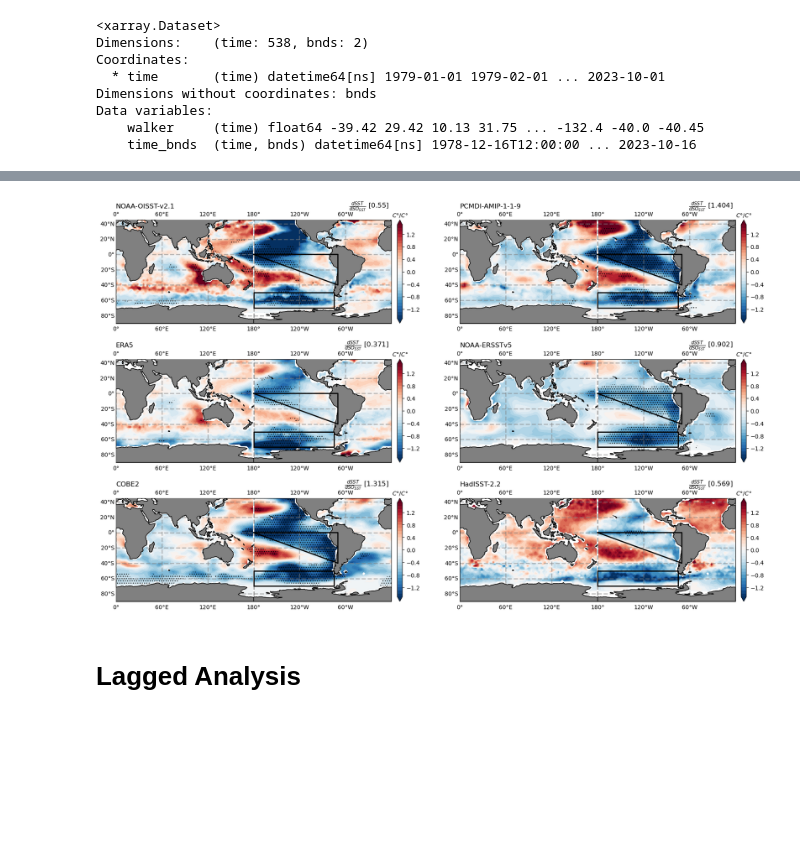
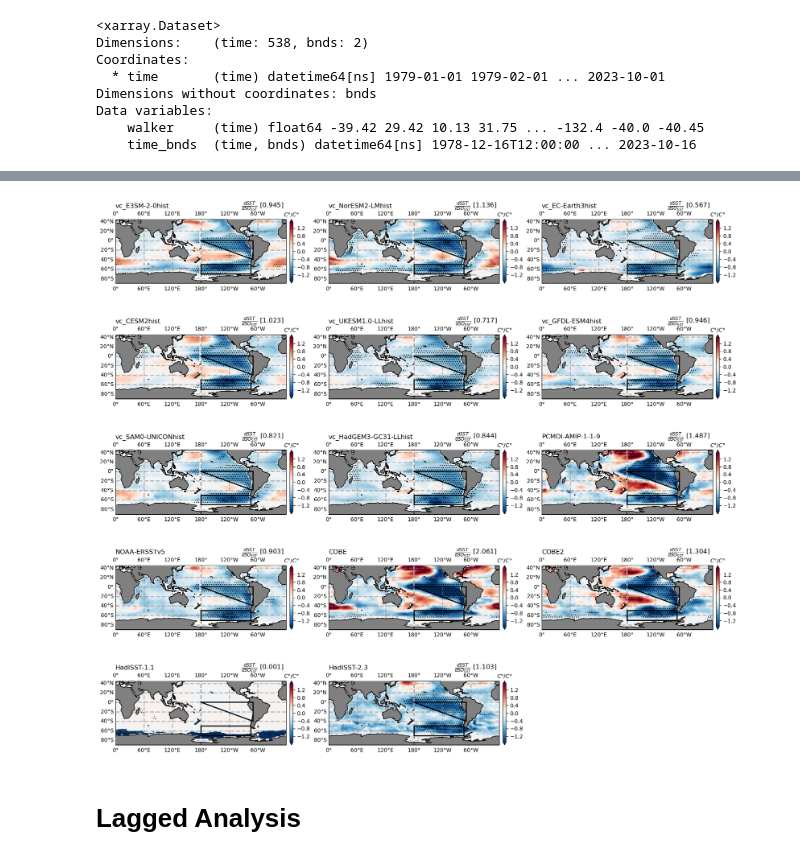
Before and after one commit to zacespinosa/SO-EP-teleconnection, a Jupyter notebook: SO-EPT-Obs.ipynb, the cells around one changed output, grey strips where cells are left out. Saved outputs shown, nothing was run; the diff lists cells and outputs as text; code cells hidden in the pictures; blank space fills up the shorter version.

```diff
--- a/SO-EPT-Obs.ipynb
+++ b/SO-EPT-Obs.ipynb
@@ -432,7 +465,11 @@ def process_obs_data(save_path: str):
         window = 12*5
 
         # Calculate dMSL/dSO_sst Regression Coeff Maps
-        obs_sst["time"] = obs_sst.indexes["time"].to_datetimeindex().values.astype('datetime64[M]')
+        if not np.issubdtype(obs_sst.time.dtype, np.datetime64):
+            obs_sst["time"] = obs_sst.indexes["time"].to_datetimeindex().values.astype('datetime64[M]')
+        else:
+            obs_sst["time"] = obs_sst.time.values.astype('datetime64[M]')
+
         msl = era5_msl.expand_dims("model")
         msl["model"] = [sst_product]
         shared_time = np.intersect1d(msl.time.values, obs_sst.time.values)
@@ -462,7 +499,6 @@ def process_obs_data(save_path: str):
         )
         obs_sst_reg.append(xr.merge([reg_so_sst.rename("reg_sst"), p_so_sst.rename("p_sst")]))
 
-        # obs_sst = obs_sst[['Raw_SO_Mean', 'Raw_EPT_Mean']]
         obs_sst_so_ept_reg.append(
             calculate_coupling_depending_on_time(obs_sst["Raw_SO_Mean"], obs_sst["Raw_EPT_Mean"], models=obs_sst.model)
         )
@@ -495,7 +531,7 @@ def process_obs_data(save_path: str):
     obs_walker_so_reg = xr.concat(obs_walker_so_reg, dim="model")
     obs_we_so_reg = xr.concat(obs_we_so_reg, dim="model")
     obs_regs = xr.merge([obs_psl_reg, obs_pr_reg, obs_sst_reg, obs_walker_so_reg, obs_we_so_reg])
-    obs_regs.to_netcdf(os.path.join(save_path, "obs_so_regression_coeffs.nc"))
+    # obs_regs.to_netcdf(os.path.join(save_path, "obs_so_regression_coeffs.nc"))
 
     obs_sst_so_ept_reg = xr.concat(obs_sst_so_ept_reg, dim="model")
     # obs_sst_so_ept_reg.to_netcdf(os.path.join(save_path, "obs_so_ept_coupling.nc"))
@@ -505,4 +541,10 @@ def process_obs_data(save_path: str):
 
     return obs_regs, obs_sst_so_ept_reg, obs_sst_timeseries
 
+# SST_PRODUCTS = ["NOAA-OISST-v2.1", "PCMDI-AMIP-1-1-9", "ERA5", "NOAA-ERSSTv5", "COBE2", "HadISST-2.2"]
+# SST_PRODUCTS = ["NOAA-OISST-v2.1", "PCMDI-AMIP-1-1-9", "ERA5", "NOAA-ERSSTv5", "COBE", "COBE2", "HadISST-1.1", "HadSST4", "HadISST-2.3", "HadISST-2.2"]
+# SST_PRODUCTS = ["PCMDI-AMIP-1-1-9", "NOAA-ERSSTv5", "COBE", "COBE2", "HadISST-1.1", "HadISST-2.3", 'vc_E3SM-2-0hist', 'vc_NorESM2-LMhist', 'vc_EC-Earth3hist', 'vc_CESM2hist', 'vc_UKESM1.0-LLhist', 'vc_GFDL-ESM4hist', 'vc_SAM0-UNICONhist', 'vc_HadGEM3-GC31-LLhist']
+# SST_PRODUCTS = ['vc_E3SM-2-0hist', 'vc_NorESM2-LMhist', 'vc_EC-Earth3hist', 'vc_CESM2hist', 'vc_UKESM1.0-LLhist', 'vc_GFDL-ESM4hist', 'vc_SAM0-UNICONhist', 'vc_HadGEM3-GC31-LLhist', "PCMDI-AMIP-1-1-9", "NOAA-ERSSTv5", "COBE", "COBE2", "HadISST-1.1", "HadISST-2.3"]
+SST_PRODUCTS = ["HadSST4", "COBE", "COBE2"]
+
 obs_regs, obs_sst_so_ept_reg, obs_sst_timeseries = process_obs_data("/home/espinosa10/SO-EP-teleconnection/Data")
@@ -652,53 +597,33 @@ plt.savefig("/home/espinosa10/SO-EP-teleconnection/Figures/sst_response_so_RdBu_
 # %%
-fig, axes = plt.subplots(3, 2, figsize=(20, 20), subplot_kw={'projection': ccrs.PlateCarree(central_longitude=180)})
+fig, axes = plt.subplots(5, 3, figsize=(20, 25), subplot_kw={'projection': ccrs.PlateCarree(central_longitude=180)})
 # cbar_ax = fig.add_axes([0.85, 0.15, 0.03, 0.7])
 fig.subplots_adjust(hspace=-.60)
 axis_fontsize = 12
 title_fontsize = 16
 
 for i, (ax, cmodel) in enumerate(zip(axes.flat, obs_regs["reg_sst"].model)):
     # Plot spatial map
-    # if i == 0:
-    #     pass
-        # continue
-        # # Plot the average map
-        # img = _global_plot(
-        #     ax,
-        #     data=-obs_sst_maps_reg.mean("model"),
-        #     lat=obs_sst_maps_reg.latitude,
-        #     lon=obs_sst_maps_reg.longitude,
-        #     levels=np.arange(-2, 2.1, .1),
-        #     cmap="RdYlBu_r",
-        #     cbar_label=r"$Wm^{-2}/C\degree$",
-        #     contours=-obs_psl_reg.mean("model").reg.values,
-        # )
-
-        # cbar = plt.colorbar(img, ax=ax, orientation="vertical", fraction=.018, pad=0.02)
-        # cbar.ax.set_title(r"$C\degree/C\degree$", fontsize=10)
-        # ax.set_title(r"$\frac{dSST}{dSO_{SST}}$  " + f"[{np.around(avg_reg, 3)}]", loc="right", fontsize=title_fontsize*.75)
-        # ax.set_title("Obs Avg", loc="left", fontsize=title_fontsize*.75)
-
     ax = axes.flat[i]
     img = _global_plot(
         ax,
         data=-obs_regs["reg_sst"].sel(model=cmodel),
         lat=obs_regs["reg_sst"].latitude,
         lon=obs_regs["reg_sst"].longitude,
         levels=np.arange(-1.5, 1.6, .1),
         cmap="RdBu_r",
         pvalues=obs_regs["p_sst"].sel(model=cmodel),
         cbar_label=r"$Wm^{-2}/C\degree$",
         # contours=-obs_regs["reg_psl"].sel(model=cmodel).values,
     )
     ax.set_title(r"$\frac{dSST}{dSO_{SST}}$" + f" [{np.around(obs_sst_so_ept_reg.sel(model=cmodel).sel(years=12*5).reg.values, 3)}]  ", loc="right", fontsize=title_fontsize*.75)
     ax.set_title(cmodel.values, loc="left", fontsize=title_fontsize*.75)
     cbar = plt.colorbar(img, ax=ax, orientation="vertical", fraction=.018, pad=0.02)
     cbar.ax.set_title(r"$C\degree/C\degree$", fontsize=10)
 
-# fig.delaxes(axes.flat[-1])
-plt.savefig("/home/espinosa10/SO-EP-teleconnection/Figures/sst_response_so_RdBu_obs_no-psl.png")
+fig.delaxes(axes.flat[-1])
+plt.savefig("/home/espinosa10/SO-EP-teleconnection/Figures/sst_so_reg_coeffs_w-vc.png")
 # %% [output]
-[figure, old version]
+[figure, new version]
 # %% [markdown]
 # Lagged Analysis
 # %%
```
Also changed, not shown: parts of 13 cells of this notebook, 3 other files.
